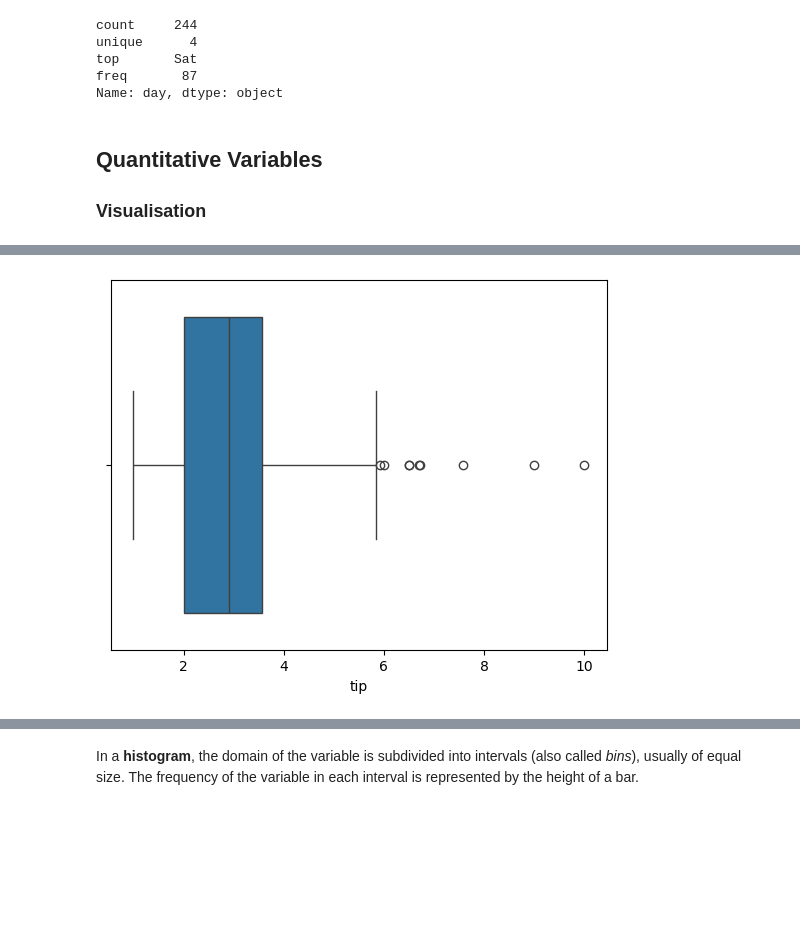
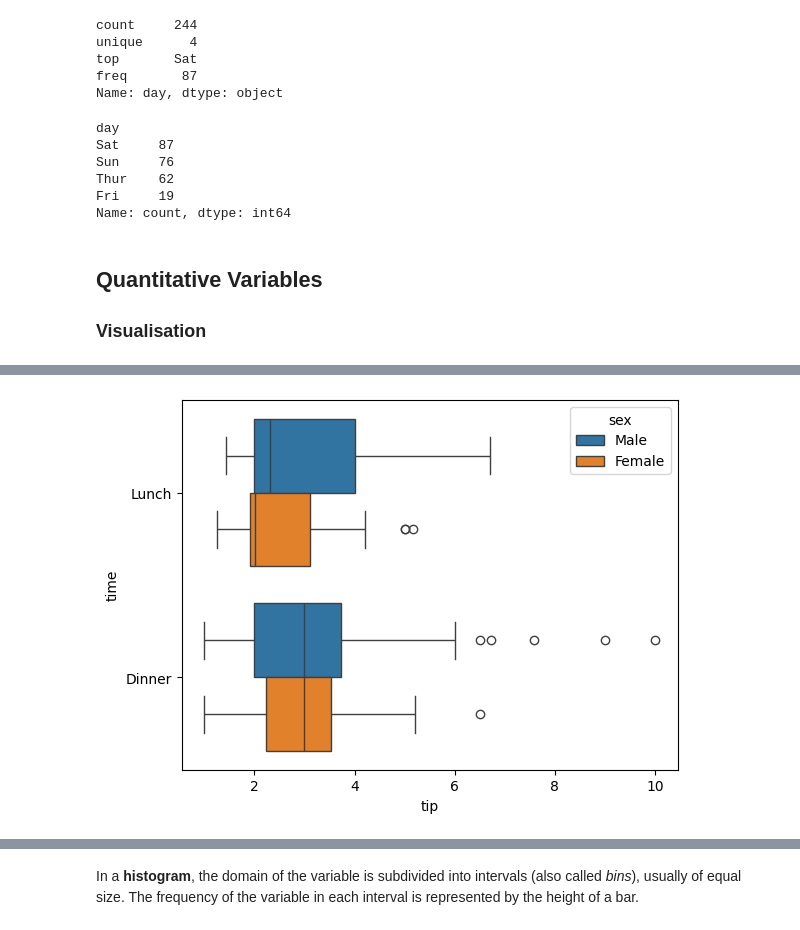
Before and after one commit to Vincent-Gielen/dsai-ex, a Jupyter notebook: 2-analysis-1-var/2.01-univariate-analysis.ipynb, the cells around one changed output, grey strips where cells are left out. Saved outputs shown, nothing was run; the diff lists cells and outputs as text; code cells hidden in the pictures; blank space fills up the shorter version.

```diff
--- a/2-analysis-1-var/2.01-univariate-analysis.ipynb
+++ b/2-analysis-1-var/2.01-univariate-analysis.ipynb
@@ -60,6 +86,15 @@ unique      4
 top       Sat
 freq       87
 Name: day, dtype: object
+# %%
+tips.day.value_counts()
+# %% [output]
+day
+Sat     87
+Sun     76
+Thur    62
+Fri     19
+Name: count, dtype: int64
 # %% [markdown]
 ## Quantitative Variables
 
@@ -74,6 +109,6 @@ These five values are sometimes known as the quartiles and the notation Q<sub>0<
 Source: https://spatiallychallenged.com/2019/05/31/box-and-whisker-plots/
 # %%
 # Visualisation using a box plot (Seaborn)
-sns.boxplot(data=tips, x='tip');
+sns.boxplot(data=tips, x='tip', y='time', hue='sex');
 # %% [output]
-[figure, old version]
+[figure, new version]
```
Also changed, not shown: parts of 8 cells of this notebook, 3 other files.
